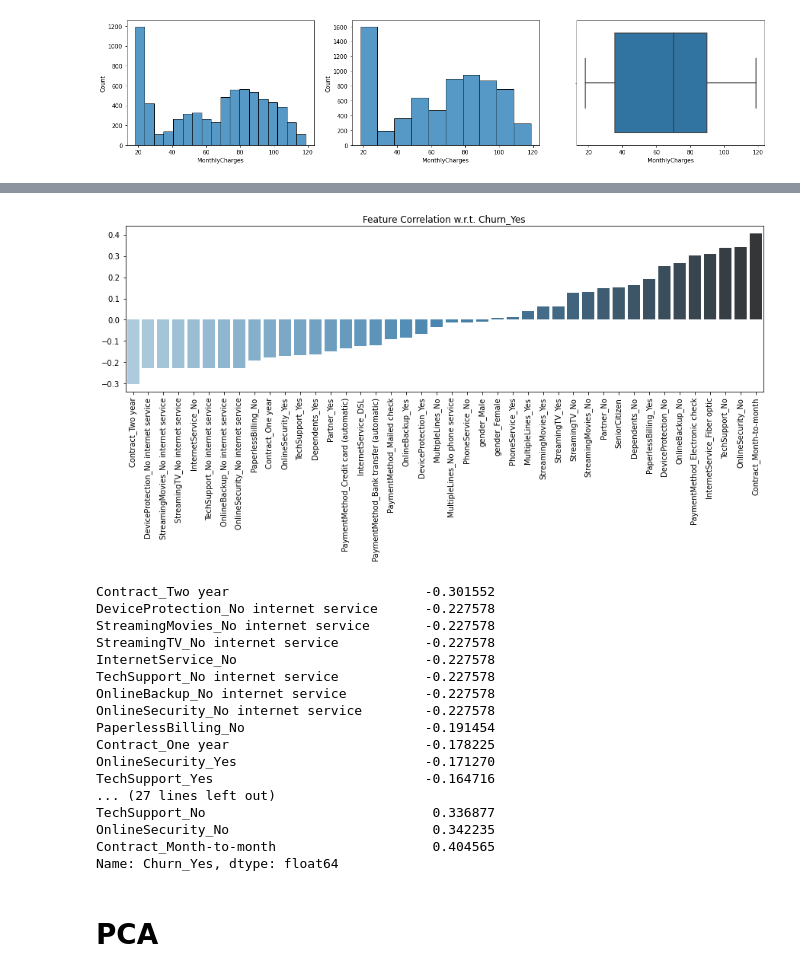
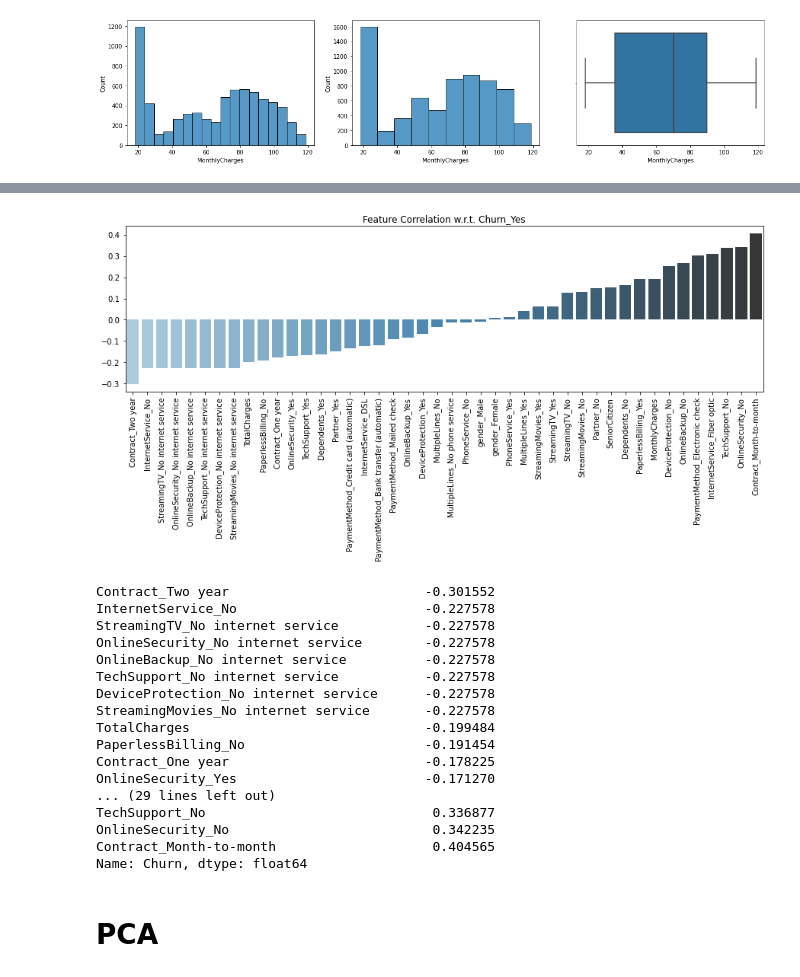
Before and after one commit to infoshareacademy/jdszr6-slytherin_group, a Jupyter notebook: ML_project/mr_scripts/Telco_Main_MR.ipynb, the cells around one changed output, grey strips where cells are left out. Cells and saved outputs as stored; diff of their text form; code cells hidden in the pictures.

```diff
--- a/ML_project/mr_scripts/Telco_Main_MR.ipynb
+++ b/ML_project/mr_scripts/Telco_Main_MR.ipynb
@@ -211,32 +177,53 @@ TypeError: object of type 'NoneType' has no len()
+# %%
+df_d['Churn'].replace(to_replace='Yes', value=1, inplace=True)
+df_d['Churn'].replace(to_replace='No',  value=0, inplace=True)
+# %%
+def apply_scalers(df, columns_to_exclude=None):
+    if columns_to_exclude:
+        exclude_filter = ~df.columns.isin(columns_to_exclude)
+    else:
+        exclude_filter = ~df.columns.isin([])
+    for column in df.iloc[:, exclude_filter].columns:
+        df[column] = df[column].astype(float)
+
+    df.loc[:, exclude_filter] = StandardScaler().fit_transform(df.loc[:, exclude_filter])
+    return df
+
+df_d = apply_scalers(df_d, columns_to_exclude=['gender', 'SeniorCitizen', 'Partner', 'Dependents',
+       'PhoneService', 'MultipleLines', 'InternetService', 'OnlineSecurity',
+       'OnlineBackup', 'DeviceProtection', 'TechSupport', 'StreamingTV',
+       'StreamingMovies', 'Contract', 'PaperlessBilling', 'PaymentMethod', 'Churn'])
+# %%
+dummies_df = pd.get_dummies(df_d)
 # %%
-corr_df = pd.get_dummies(df).corr()
+corr_df = dummies_df.corr()
 # %%
 plt.figure(figsize=(15,4))
-sns.barplot(x= corr_df['Churn_Yes'].sort_values().iloc[1:-1].index, y= corr_df['Churn_Yes'].sort_values().iloc[1:-1].values, palette= 'Blues_d')
+sns.barplot(x= corr_df['Churn'].sort_values().iloc[1:-1].index, y= corr_df['Churn'].sort_values().iloc[1:-1].values, palette= 'Blues_d')
 plt.title("Feature Correlation w.r.t. Churn_Yes")
 plt.xticks(rotation= 90);
 # %% [output]
-[figure, old version]
+[figure, new version]
 # %%
-corr_df['Churn_Yes'].sort_values().iloc[1:-1]
+corr_df['Churn'].sort_values().iloc[1:-1]
 # %% [output]
 Contract_Two year                         -0.301552
+InternetService_No                        -0.227578
+StreamingTV_No internet service           -0.227578
+OnlineSecurity_No internet service        -0.227578
+OnlineBackup_No internet service          -0.227578
+TechSupport_No internet service           -0.227578
 DeviceProtection_No internet service      -0.227578
 StreamingMovies_No internet service       -0.227578
-StreamingTV_No internet service           -0.227578
-InternetService_No                        -0.227578
-TechSupport_No internet service           -0.227578
-OnlineBackup_No internet service          -0.227578
-OnlineSecurity_No internet service        -0.227578
+TotalCharges                              -0.199484
 PaperlessBilling_No                       -0.191454
 Contract_One year                         -0.178225
 OnlineSecurity_Yes                        -0.171270
-TechSupport_Yes                           -0.164716
-... (27 lines left out)
+... (29 lines left out)
 TechSupport_No                             0.336877
 OnlineSecurity_No                          0.342235
 Contract_Month-to-month                    0.404565
-Name: Churn_Yes, dtype: float64
+Name: Churn, dtype: float64
 # %% [markdown]
 # PCA
 # %% [markdown]
```
Also changed, not shown: parts of 7 cells of this notebook, 1 other file.
